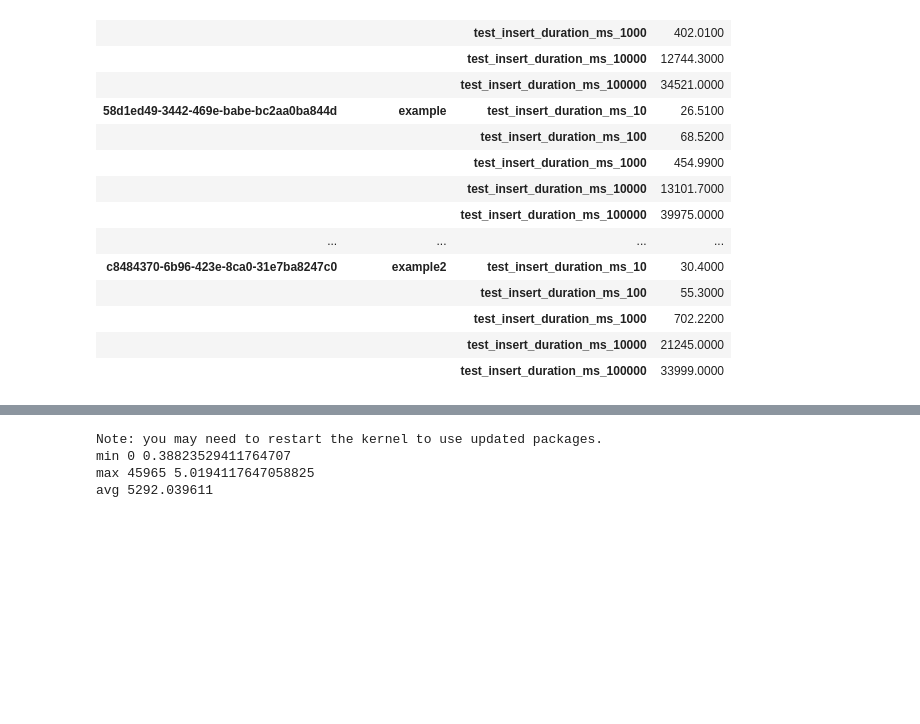
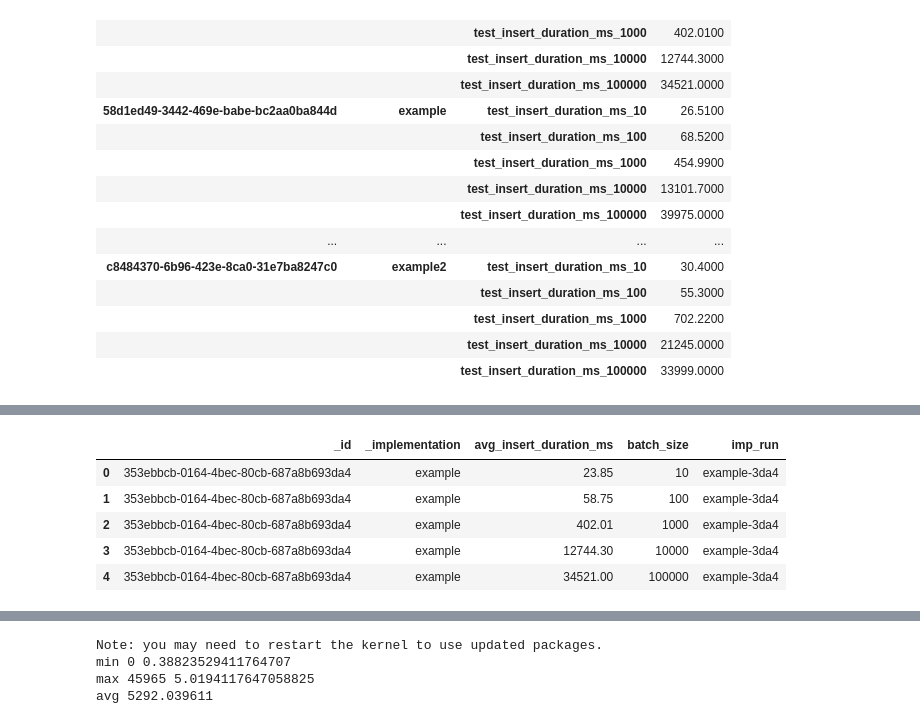
Before and after one commit to Bot-detector/performance-hs-db, a Jupyter notebook: performance_test/notebooks.ipynb, the cells around one changed output, grey strips where cells are left out. Cells and saved outputs as stored; diff of their text form; code cells hidden in the pictures; blank space fills up the shorter version.

```diff
--- a/performance_test/notebooks.ipynb
+++ b/performance_test/notebooks.ipynb
@@ -79,0 +111,15 @@ pd.DataFrame(combined_df[mask].groupby(by=["_id","_implementation","key"])["valu
+# %%
+mask = combined_df['key'].str.contains('insert_duration')
+df_avg_insert = pd.DataFrame(combined_df[mask].groupby(by=["_id","_implementation","key"])["value"].mean()).reset_index()
+df_avg_insert["batch_size"] = [int(k.split("test_insert_duration_ms_")[1]) for k in df_avg_insert.key.values]
+df_avg_insert["imp_run"] = df_avg_insert._implementation + "-" + df_avg_insert._id.str[-4:]
+df_avg_insert.rename(columns={"value":"avg_insert_duration_ms"}, inplace=True)
+df_avg_insert.drop("key", axis=1, inplace=True)
+df_avg_insert.head()
+# %% [output]
+|  | _id | _implementation | avg_insert_duration_ms | batch_size | imp_run |
+| 0 | 353ebbcb-0164-4bec-80cb-687a8b693da4 | example | 23.85 | 10 | example-3da4 |
+| 1 | 353ebbcb-0164-4bec-80cb-687a8b693da4 | example | 58.75 | 100 | example-3da4 |
+| 2 | 353ebbcb-0164-4bec-80cb-687a8b693da4 | example | 402.01 | 1000 | example-3da4 |
+| 3 | 353ebbcb-0164-4bec-80cb-687a8b693da4 | example | 12744.30 | 10000 | example-3da4 |
+| 4 | 353ebbcb-0164-4bec-80cb-687a8b693da4 | example | 34521.00 | 100000 | example-3da4 |
```
Also changed, not shown: parts of 3 cells of this notebook.
